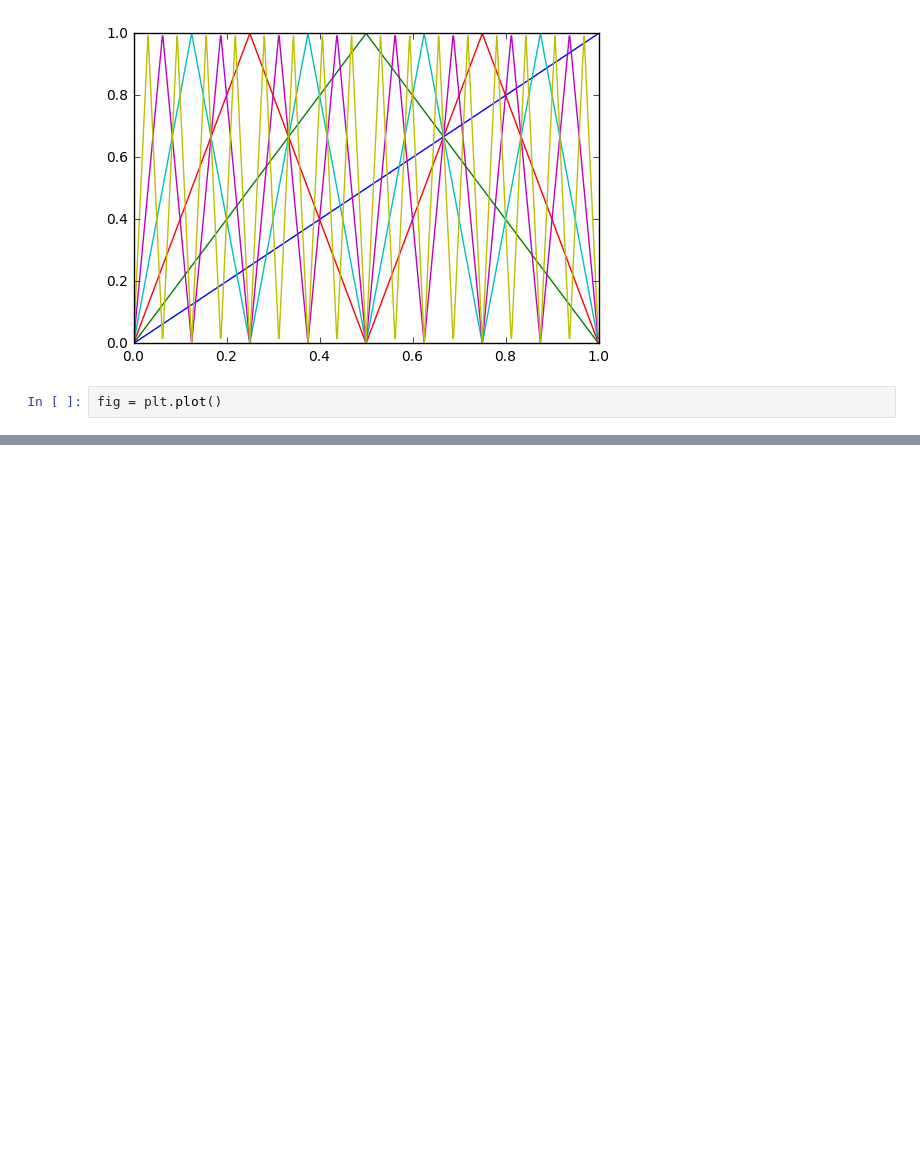
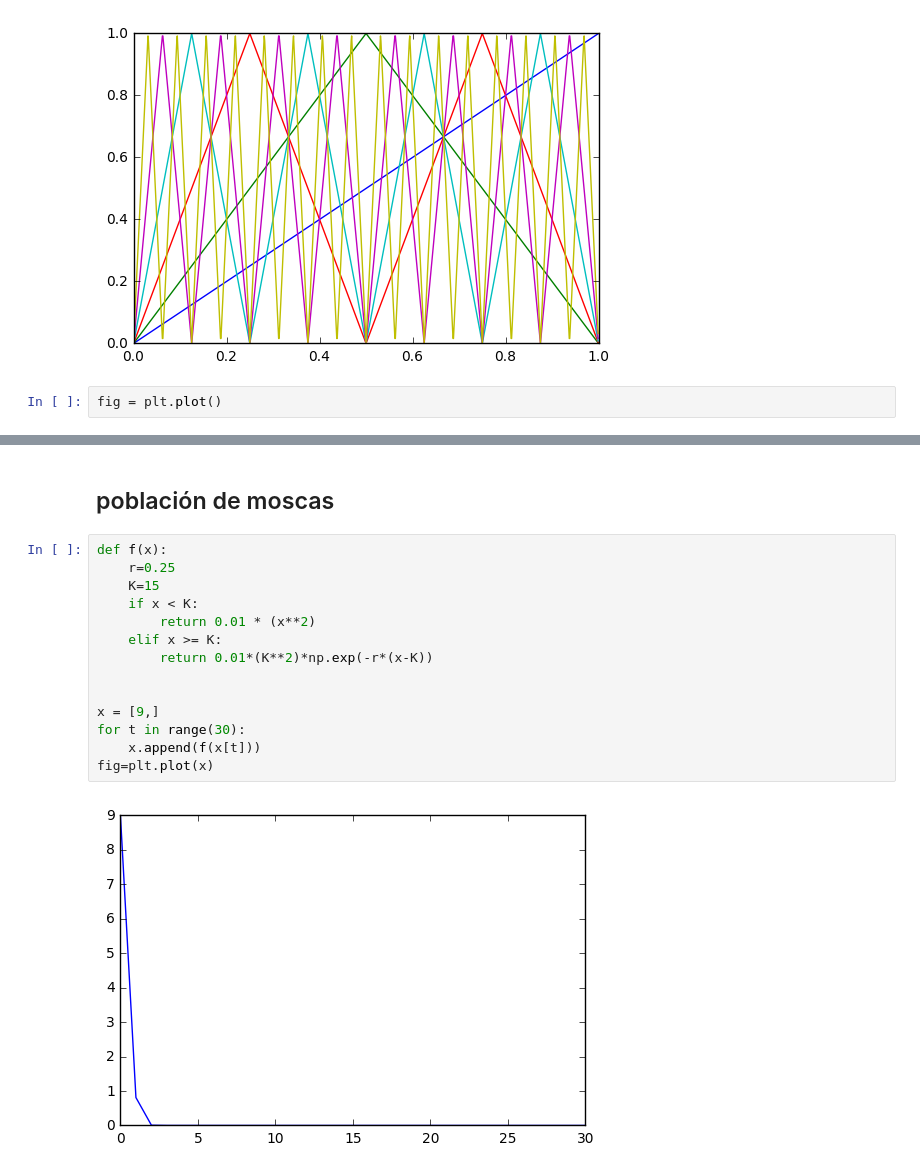
Before and after one commit to rgarcia-herrera/sistemas-dinamicos, a Jupyter notebook: estabilidad.ipynb, the cells around one changed output, grey strips where cells are left out. Saved outputs shown, nothing was run; the diff lists cells and outputs as text; blank space fills up the shorter version.

Commit message:
moscas pero no jala

```diff
--- a/estabilidad.ipynb
+++ b/estabilidad.ipynb
@@ -66,0 +101,18 @@ fig = plt.plot(y,x)
+# %% [markdown]
+## población de moscas
+# %%
+def f(x):
+    r=0.25
+    K=15
+    if x < K:
+        return 0.01 * (x**2)
+    elif x >= K:
+        return 0.01*(K**2)*np.exp(-r*(x-K))
+
+
+x = [9,]
+for t in range(30):
+    x.append(f(x[t]))
+fig=plt.plot(x)
+# %% [output]
+[figure, added]
```
Also changed, not shown: parts of 6 cells of this notebook.
